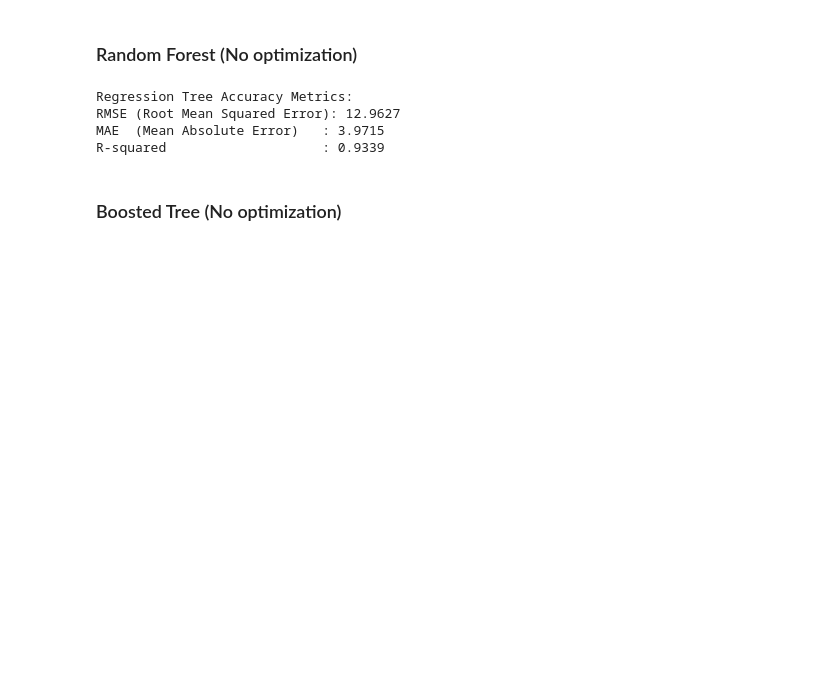
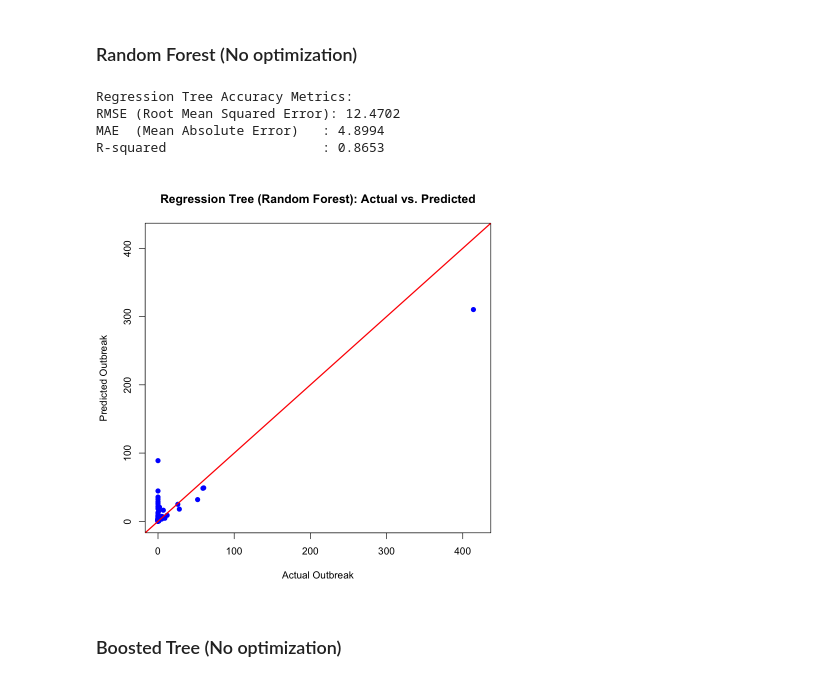
Before and after one commit to aichacamara/Measles-Outbreak-and-Public-Policy-Reluctance, a Jupyter notebook: 2026SU/regression_tree.ipynb, the cells around one changed output. Drawn from its saved outputs; the diff is of its cells as text; code cells hidden in the pictures; blank space fills up the shorter version.

```diff
--- a/2026SU/regression_tree.ipynb
+++ b/2026SU/regression_tree.ipynb
@@ -187,33 +190,34 @@ R-squared                    : 0.129
 # %%
 # Train Model
 rforest_model <- randomForest(outbreak ~ ., data = train_balanced, ntree = 500, importance = TRUE)
 
 predictions <- predict(rforest_model, newdata = train)
 actual_values <- train$outbreak
 
 # Calculate accuracy metrics using base R math
 rforest_rmse <- sqrt(mean((actual_values - predictions)^2))
 rforest_mae  <- mean(abs(actual_values - predictions))
 rforest_r2   <- cor(actual_values, predictions)^2
 
 # Print results to the console
 cat("Regression Tree Accuracy Metrics:\n")
 cat("RMSE (Root Mean Squared Error):", round(rforest_rmse, 4), "\n")
 cat("MAE  (Mean Absolute Error)   :", round(rforest_mae, 4), "\n")
 cat("R-squared                    :", round(rforest_r2, 4), "\n")
 
 # #Visualize predictions vs actuals
 plot(actual_values, predictions,
-     main = "Regression Tree: Actual vs. Predicted",
+     main = "Regression Tree (Random Forest): Actual vs. Predicted",
      xlab = "Actual Outbreak", ylab = "Predicted Outbreak",
-     xlim = c(0, 100), ylim = c(0, 100),
+     xlim = c(0, 420), ylim = c(0, 420),
      pch = 19, col = "blue")
 abline(0, 1, col = "red", lwd = 2) # Perfect prediction reference line
 # %% [output]
 Regression Tree Accuracy Metrics:
-RMSE (Root Mean Squared Error): 12.9627
-MAE  (Mean Absolute Error)   : 3.9715
-R-squared                    : 0.9339
+RMSE (Root Mean Squared Error): 12.4702
+MAE  (Mean Absolute Error)   : 4.8994
+R-squared                    : 0.8653
+[figure, added]
 # %% [markdown]
 ### Boosted Tree (No optimization)
 # %%
```
Also changed, not shown: parts of 4 cells of this notebook, 4 other files.
